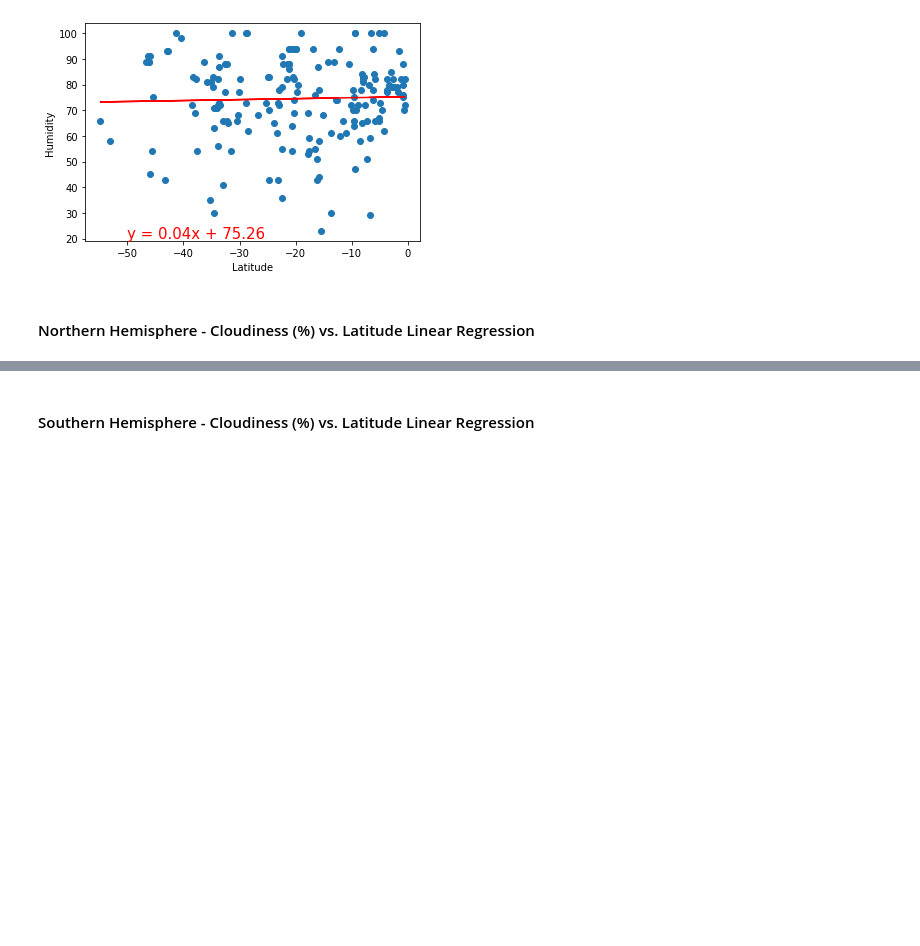
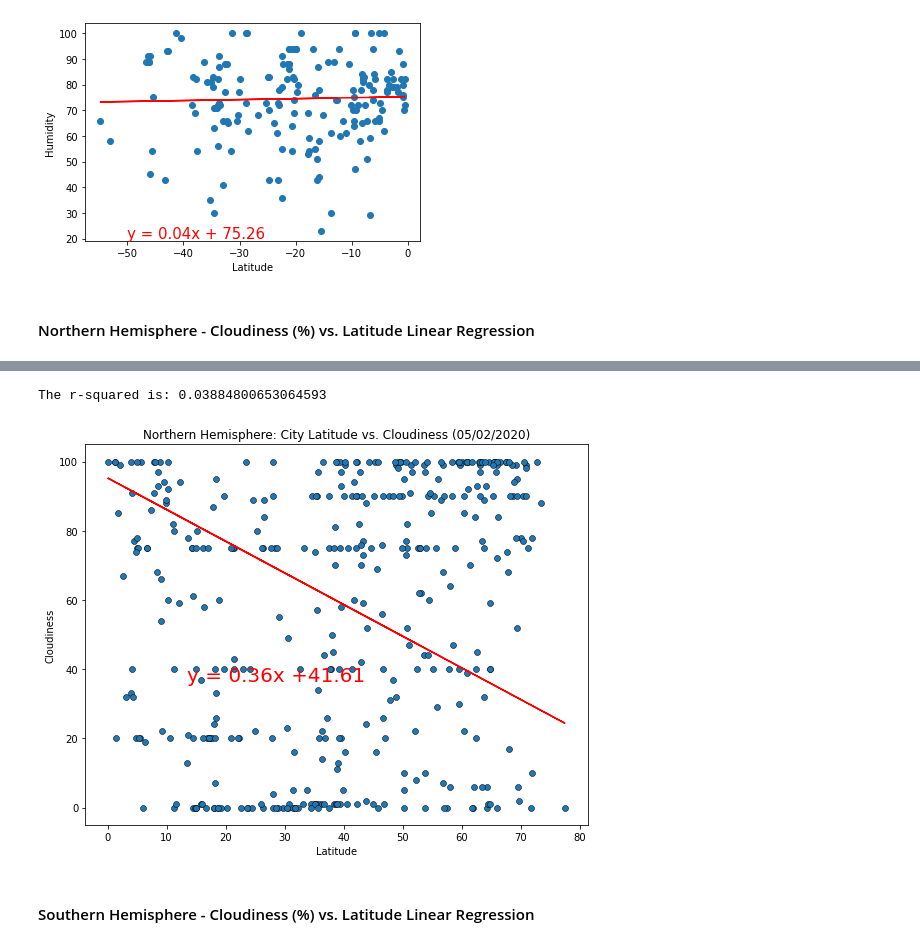
Before and after one commit to c-pompa/API-Challenge, a Jupyter notebook: WeatherPy/WeatherPy.ipynb, the cells around one changed output, grey strips where cells are left out. Saved outputs shown, nothing was run; the diff lists cells and outputs as text; code cells hidden in the pictures; blank space fills up the shorter version.

```diff
--- a/WeatherPy/WeatherPy.ipynb
+++ b/WeatherPy/WeatherPy.ipynb
@@ -476,3 +613,8 @@ The r-squared is: 0.05768812657005063
+# %%
+NorthernlinRegressPlots(lat_vs_cloudiness_df)
+# %% [output]
+The r-squared is: 0.03884800653064593
+[figure, added]
 # %% [markdown]
 ####  Southern Hemisphere - Cloudiness (%) vs. Latitude Linear Regression
 # %%
```
Also changed, not shown: parts of 20 cells of this notebook.
